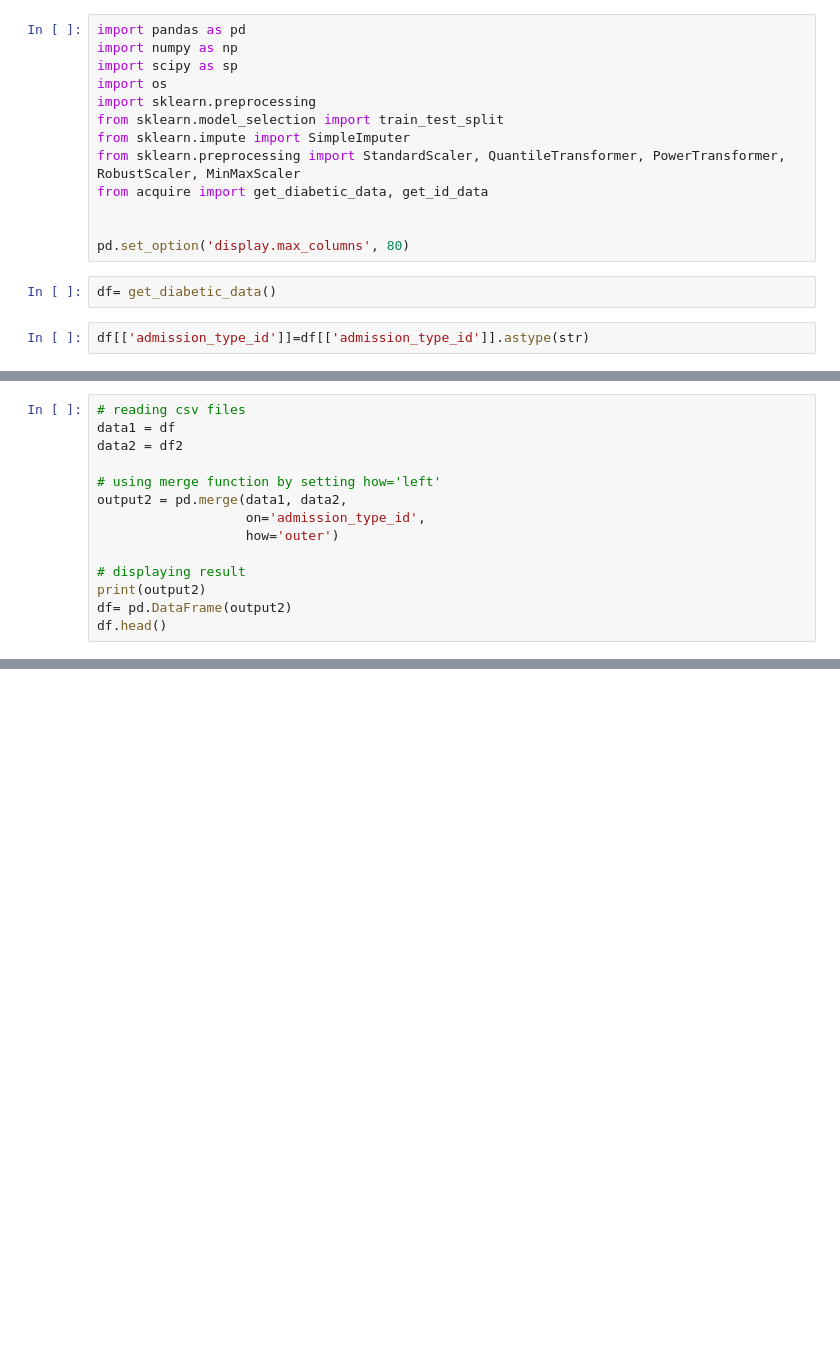
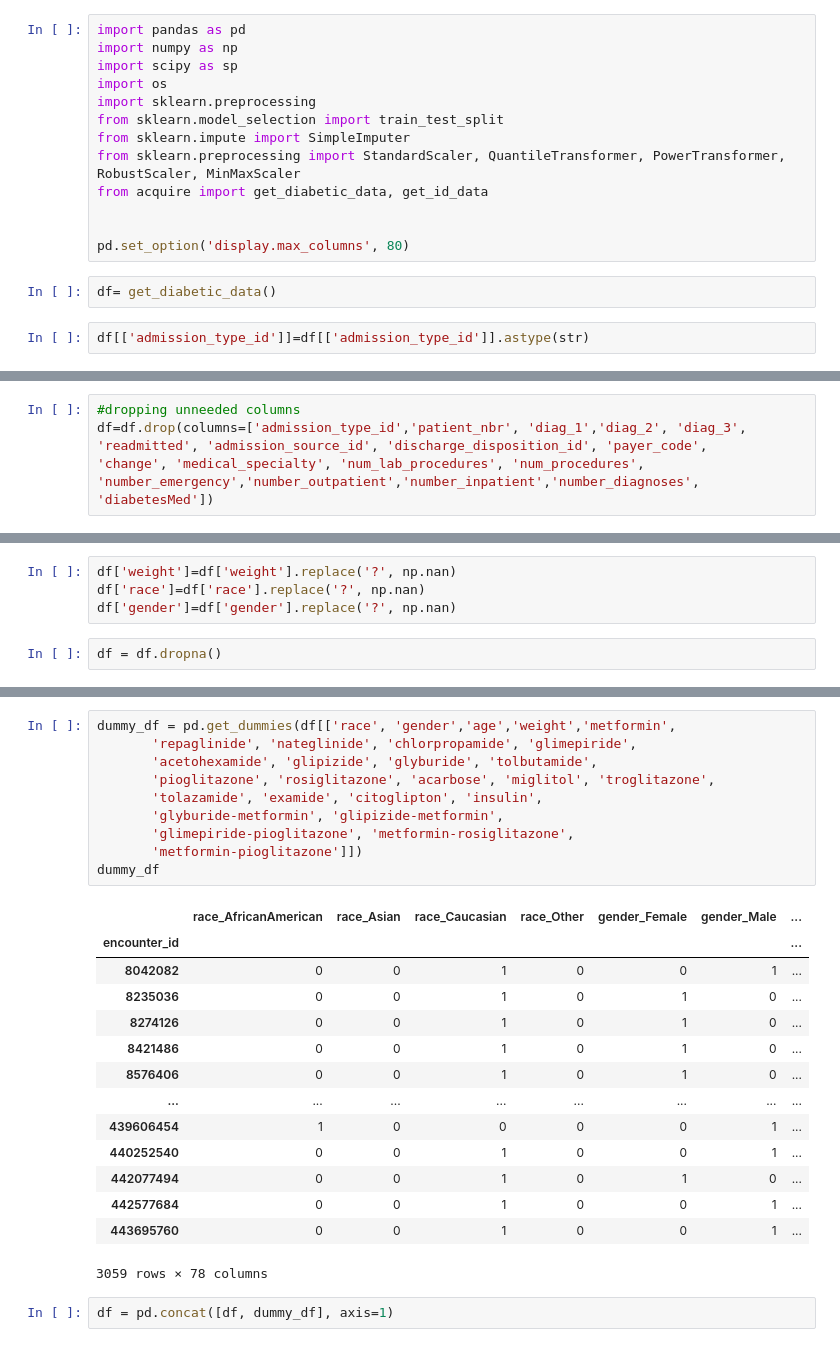
Before and after one commit to GabbyBarajasBroussard/diabetic-clustering-project, a Jupyter notebook: prepare.ipynb, the cells around one changed output, grey strips where cells are left out. Drawn from its saved outputs; the diff is of its cells as text; blank space fills up the shorter version.

```diff
--- a/prepare.ipynb
+++ b/prepare.ipynb
@@ -37,14 +17,0 @@ df2.
-# %%
-# reading csv files
-data1 = df
-data2 = df2
-
-# using merge function by setting how='left'
-output2 = pd.merge(data1, data2,
-                   on='admission_type_id',
-                   how='outer')
-
-# displaying result
-print(output2)
-df= pd.DataFrame(output2)
-df.head()
@@ -94,0 +60,4 @@ dtype: int64
+# %%
+#dropping unneeded columns
+df=df.drop(columns=['admission_type_id','patient_nbr', 'diag_1','diag_2', 'diag_3', 'readmitted', 'admission_source_id', 'discharge_disposition_id', 'payer_code',
+'change', 'medical_specialty', 'num_lab_procedures', 'num_procedures', 'number_emergency','number_outpatient','number_inpatient','number_diagnoses', 'diabetesMed'])
@@ -94,0 +74,6 @@ dtype: int64
+# %%
+df['weight']=df['weight'].replace('?', np.nan)
+df['race']=df['race'].replace('?', np.nan)
+df['gender']=df['gender'].replace('?', np.nan)
+# %%
+df = df.dropna()
@@ -94,0 +93,27 @@ dtype: int64
+# %%
+dummy_df = pd.get_dummies(df[['race', 'gender','age','weight','metformin',
+       'repaglinide', 'nateglinide', 'chlorpropamide', 'glimepiride',
+       'acetohexamide', 'glipizide', 'glyburide', 'tolbutamide',
+       'pioglitazone', 'rosiglitazone', 'acarbose', 'miglitol', 'troglitazone',
+       'tolazamide', 'examide', 'citoglipton', 'insulin',
+       'glyburide-metformin', 'glipizide-metformin',
+       'glimepiride-pioglitazone', 'metformin-rosiglitazone',
+       'metformin-pioglitazone']])
+dummy_df
+# %% [output]
+|  | race_AfricanAmerican | race_Asian | race_Caucasian | race_Other | gender_Female | gender_Male | ... |
+| encounter_id |  |  |  |  |  |  | ... |
+| 8042082 | 0 | 0 | 1 | 0 | 0 | 1 | ... |
+| 8235036 | 0 | 0 | 1 | 0 | 1 | 0 | ... |
+| 8274126 | 0 | 0 | 1 | 0 | 1 | 0 | ... |
+| 8421486 | 0 | 0 | 1 | 0 | 1 | 0 | ... |
+| 8576406 | 0 | 0 | 1 | 0 | 1 | 0 | ... |
+| ... | ... | ... | ... | ... | ... | ... | ... |
+| 439606454 | 1 | 0 | 0 | 0 | 0 | 1 | ... |
+| 440252540 | 0 | 0 | 1 | 0 | 0 | 1 | ... |
+| 442077494 | 0 | 0 | 1 | 0 | 1 | 0 | ... |
+| 442577684 | 0 | 0 | 1 | 0 | 0 | 1 | ... |
+| 443695760 | 0 | 0 | 1 | 0 | 0 | 1 | ... |
+3059 rows × 78 columns
+# %%
+df = pd.concat([df, dummy_df], axis=1)
```
Also changed, not shown: parts of 11 cells of this notebook.
